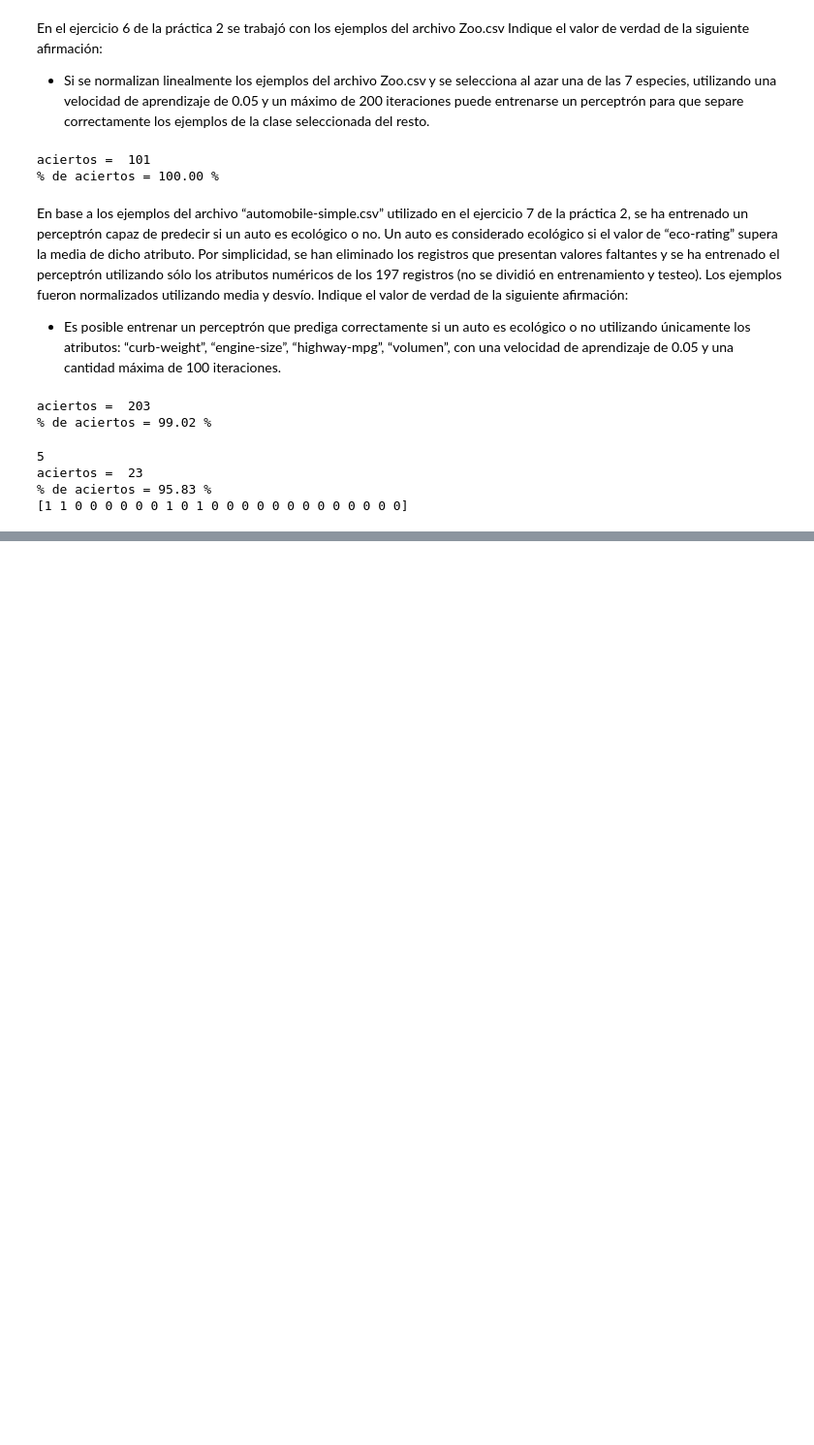
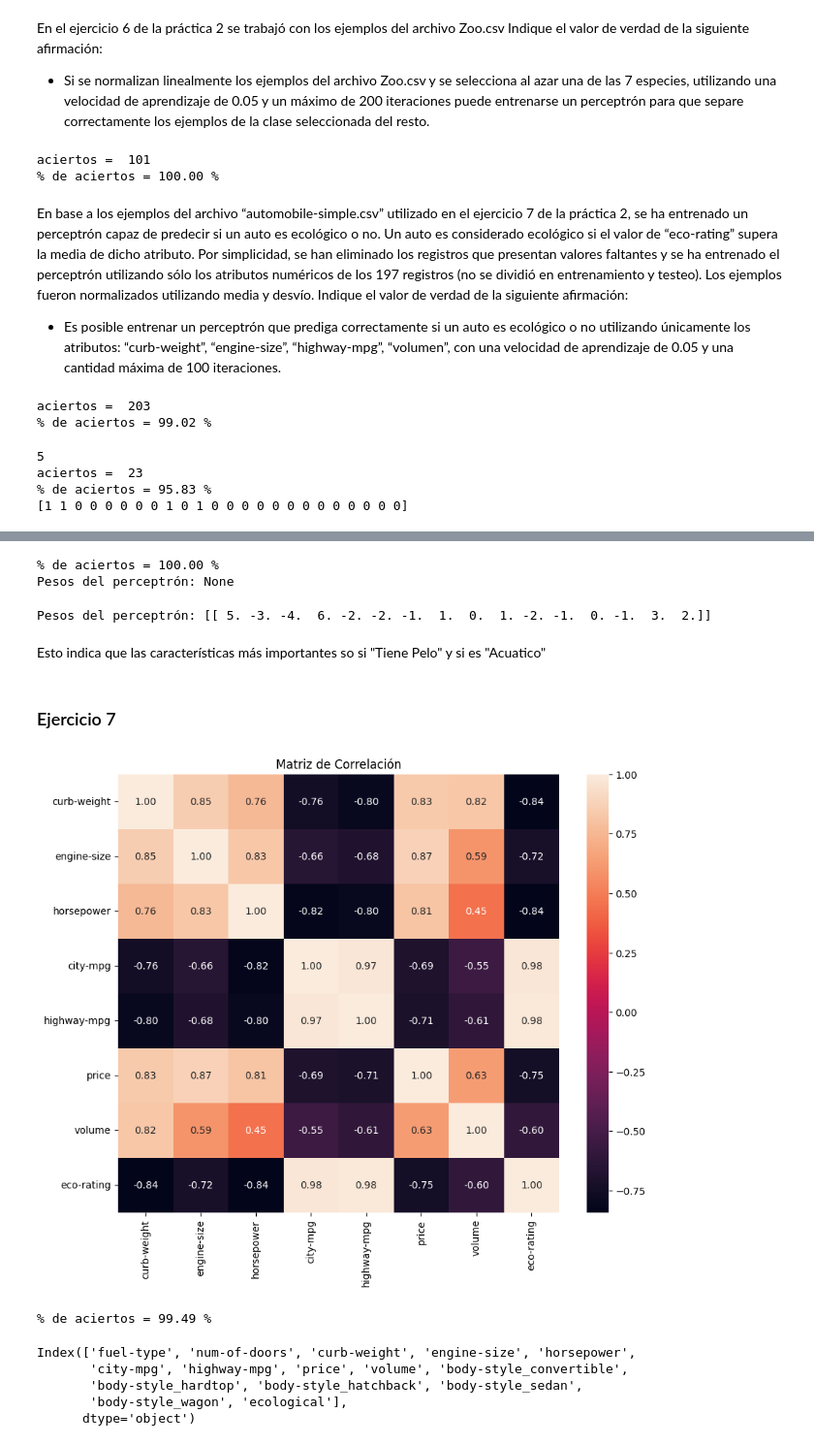
Before and after one commit to santiFie/Deep-Learning---2025, a Jupyter notebook: Práctica 2/Resolución.ipynb, the cells around one changed output, grey strips where cells are left out. Shown at 97% size. Saved outputs shown, nothing was run; the diff lists cells and outputs as text; code cells hidden in the pictures; blank space fills up the shorter version.

```diff
--- a/Práctica 2/Resolución.ipynb
+++ b/Práctica 2/Resolución.ipynb
@@ -610,0 +699,76 @@ aciertos =  23
+# %%
+X = df.drop(columns=["Clase"]).values
+Y = (df["Clase"] == "Mamifero") * 1  # 1 Si es Mamifero, 0 en caso contrario
+
+p = Perceptron(alpha=0.05, max_iter=100)
+p.fit(X, Y)
+
+Y_pred = p.predict(X)
+aciertos = p.score(X, Y) * 100
+print("%% de aciertos = %.2f %%" %(aciertos))
+# %% [output]
+% de aciertos = 100.00 %
+Pesos del perceptrón: None
+# %%
+# Observamos los pesos
+print("Pesos del perceptrón:", p.coef_)
+# %% [output]
+Pesos del perceptrón: [[ 5. -3. -4.  6. -2. -2. -1.  1.  0.  1. -2. -1.  0. -1.  3.  2.]]
+# %% [markdown]
+Esto indica que las características más importantes so si "Tiene Pelo" y si es "Acuatico"
+# %% [markdown]
+### Ejercicio 7
+# %%
+df = openFile('automobile-simple.csv')
+
+df = df.dropna() # Eliminamos filas con datos nulos
+# print(df.isnull().sum())
+
+# Matriz de correlación
+columnas_numericas = df.select_dtypes(include=['int64', 'float64']).columns
+correlation_matrix = df[columnas_numericas].corr()
+
+plt.figure(figsize=(10, 8))
+sns.heatmap(correlation_matrix, annot=True, fmt=".2f")
+plt.title('Matriz de Correlación')
+plt.show()
+# %% [output]
+[figure, added]
+# %%
+# Preprocesamiento de datos
+df = df.drop(columns=["make"])
+df["fuel-type"] = df["fuel-type"].map({'gas': 1, 'diesel': 0})
+df["num-of-doors"] = df["num-of-doors"].map({'two': 2, 'four': 4})
+
+dummies = pd.get_dummies(df["body-style"], prefix="body-style").astype(int)
+df = pd.concat([df, dummies], axis=1)
+df = df.drop(columns=["body-style"])
+
+# Crear etiqueta binaria para coches ecológicos
+media_ecologica = df["eco-rating"].mean()
+df["ecological"] = (df["eco-rating"] >= media_ecologica)*1  # 1 si es ecológica, 0 en caso contrario
+df = df.drop(columns=["eco-rating"])
+
+X = df.drop(columns=["ecological"]).values
+Y = df["ecological"].values
+
+# Normalizar datos
+scaler = StandardScaler()
+X_scaled = scaler.fit_transform(X)
+
+ppn = Perceptron(alpha=0.05, max_iter=200)
+ppn.fit(X_scaled, Y)
+
+Y_pred = ppn.predict(X_scaled)
+aciertos = sum(Y == Y_pred) * 100
+print("%% de aciertos = %.2f %%" %(aciertos/X.shape[0]))
+# %% [output]
+% de aciertos = 99.49 %
+# %%
+df.columns
+# %% [output]
+Index(['fuel-type', 'num-of-doors', 'curb-weight', 'engine-size', 'horsepower',
+       'city-mpg', 'highway-mpg', 'price', 'volume', 'body-style_convertible',
+       'body-style_hardtop', 'body-style_hatchback', 'body-style_sedan',
+       'body-style_wagon', 'ecological'],
+      dtype='object')
```
Also changed, not shown: parts of 13 cells of this notebook, 46 other files.
